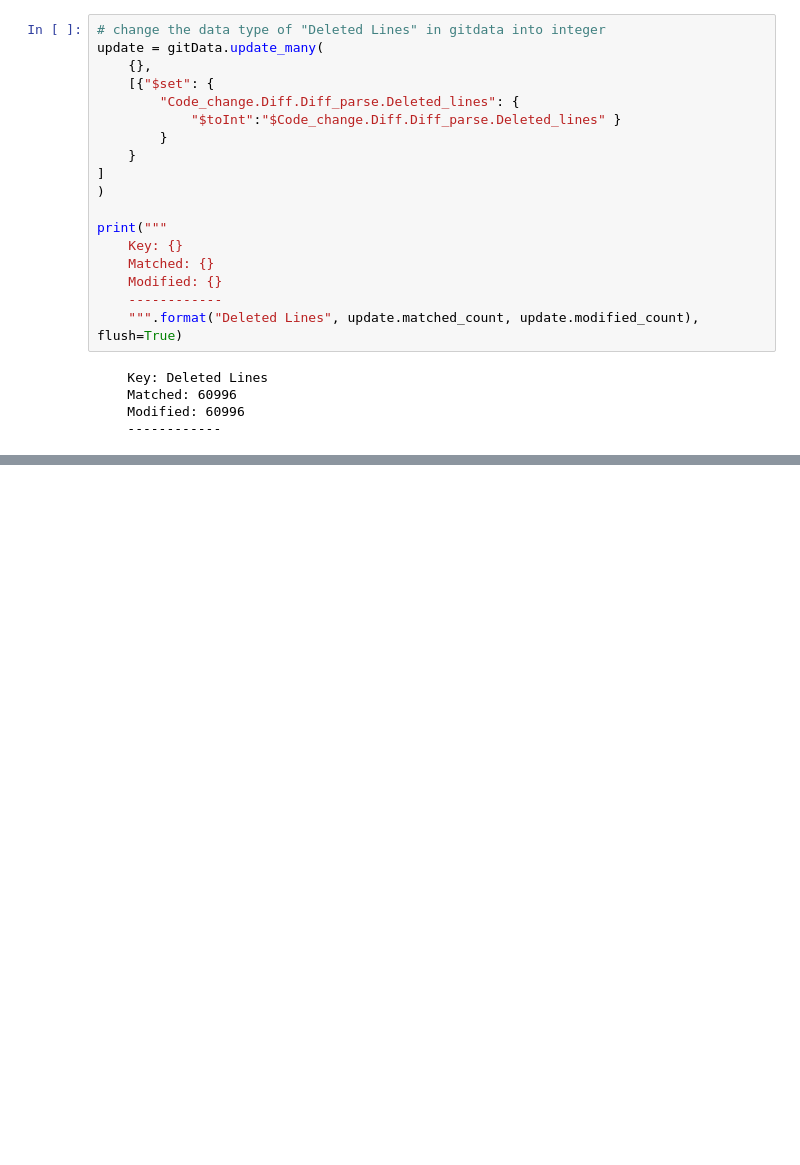
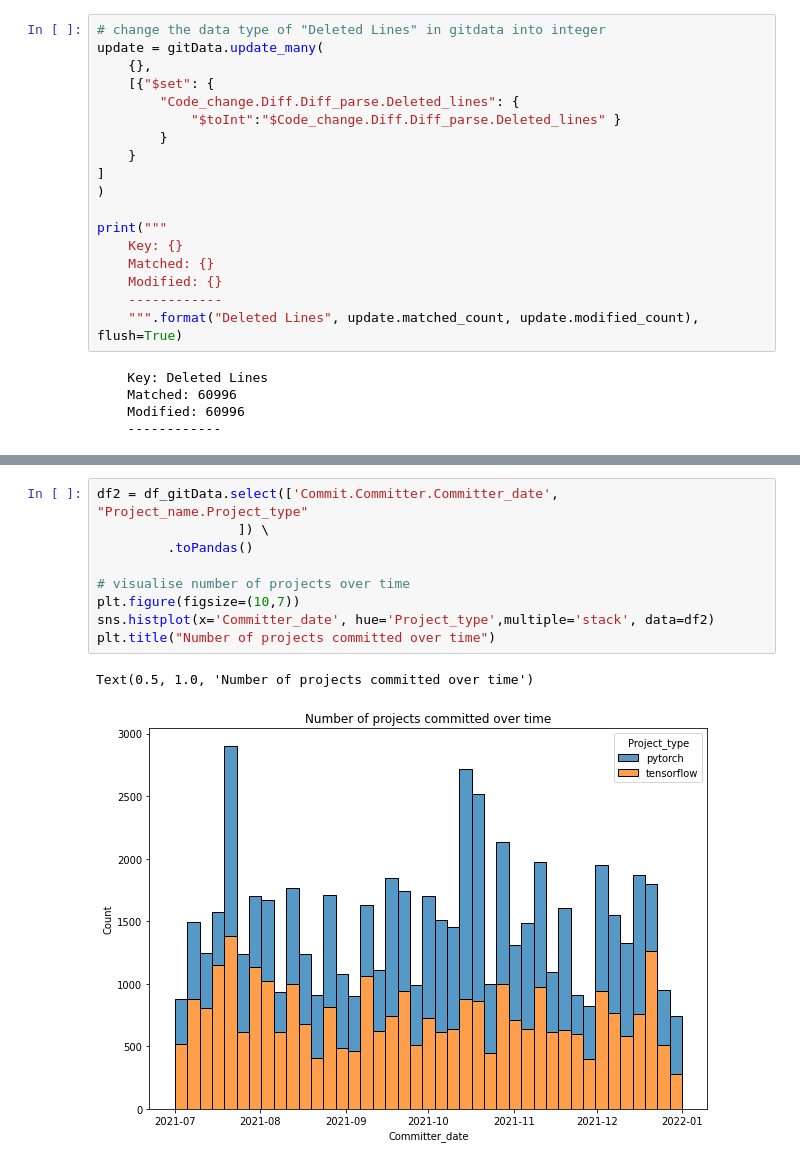
Before and after one commit to crystalwongcy/database_management, a Jupyter notebook: DMS.ipynb, the cells around one changed output, grey strips where cells are left out. Drawn from its saved outputs; the diff is of its cells as text; blank space fills up the shorter version.

```diff
--- a/DMS.ipynb
+++ b/DMS.ipynb
@@ -693,0 +840,12 @@ print("""
+# %%
+df2 = df_gitData.select(['Commit.Committer.Committer_date', "Project_name.Project_type"
+                  ]) \
+         .toPandas()
+
+# visualise number of projects over time
+plt.figure(figsize=(10,7))
+sns.histplot(x='Committer_date', hue='Project_type',multiple='stack', data=df2)
+plt.title("Number of projects committed over time")
+# %% [output]
+Text(0.5, 1.0, 'Number of projects committed over time')
+[figure, added]
```
Also changed, not shown: parts of 46 cells of this notebook, 5 other files.
